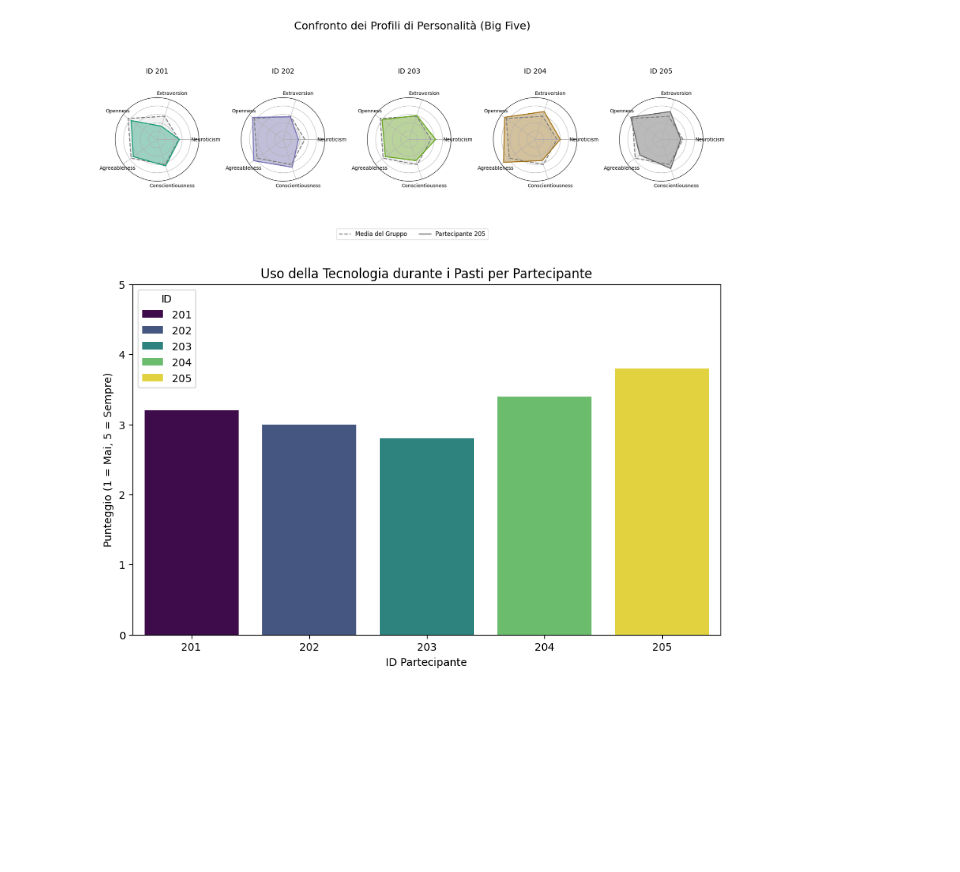
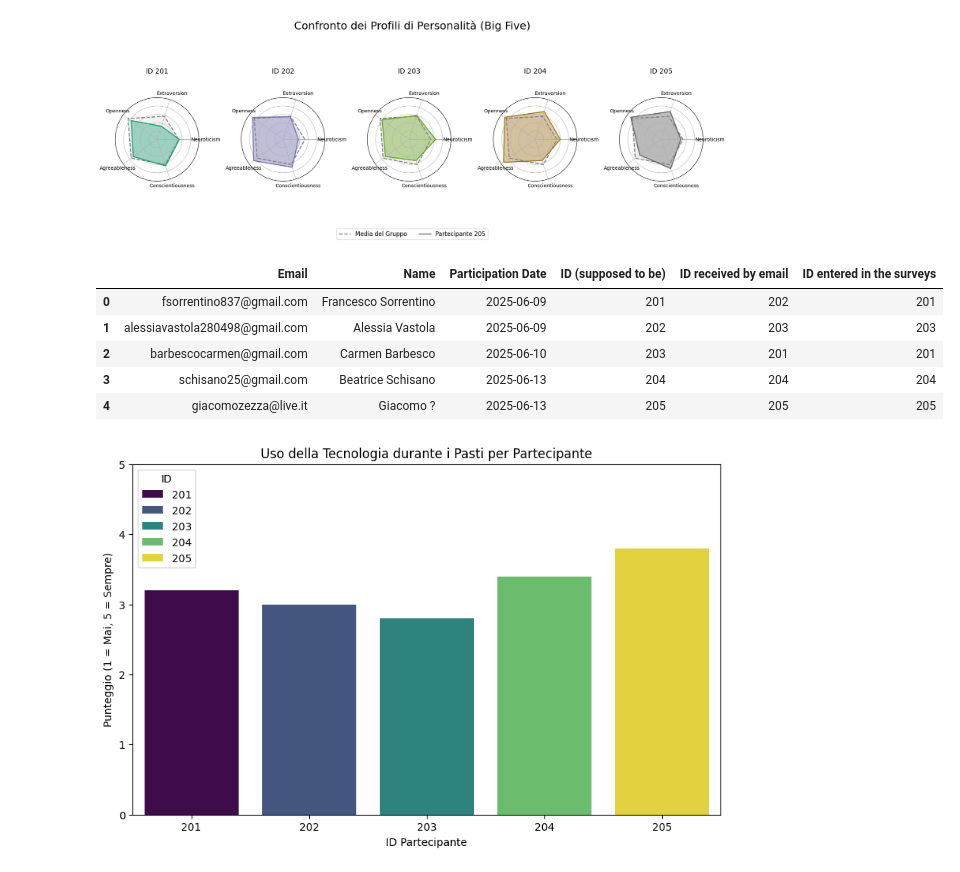
Before and after one commit to bobsync/ENIB, a Jupyter notebook: res/data_visualization.ipynb, the cells around one changed output. Cells and saved outputs as stored; diff of their text form; code cells hidden in the pictures; blank space fills up the shorter version.

```diff
--- a/res/data_visualization.ipynb
+++ b/res/data_visualization.ipynb
@@ -219,6 +185,21 @@ plt.tight_layout()
 plt.show()
 # %% [output]
 [figure]
+# %%
+file_path = 'ShortVRCombined.xlsx'
+
+xls = pd.ExcelFile(file_path)
+final_sheet_name = xls.sheet_names[0]
+df_final = pd.read_excel(xls, sheet_name=final_sheet_name)
+
+df_final
+# %% [output]
+|  | Email | Name | Participation Date | ID (supposed to be) | ID received by email | ID entered in the surveys |
+| 0 | fsorrentino837@gmail.com | Francesco Sorrentino | 2025-06-09 | 201 | 202 | 201 |
+| 1 | alessiavastola280498@gmail.com | Alessia Vastola | 2025-06-09 | 202 | 203 | 203 |
+| 2 | barbescocarmen@gmail.com | Carmen Barbesco | 2025-06-10 | 203 | 201 | 201 |
+| 3 | schisano25@gmail.com | Beatrice Schisano | 2025-06-13 | 204 | 204 | 204 |
+| 4 | giacomozezza@live.it | Giacomo ? | 2025-06-13 | 205 | 205 | 205 |
 # %%
 # Seleziona le colonne relative alle abitudini
 df_abitudini = df_quantitativo[['UseofTech']].copy()
```
Also changed, not shown: parts of 9 cells of this notebook, 11 other files.
